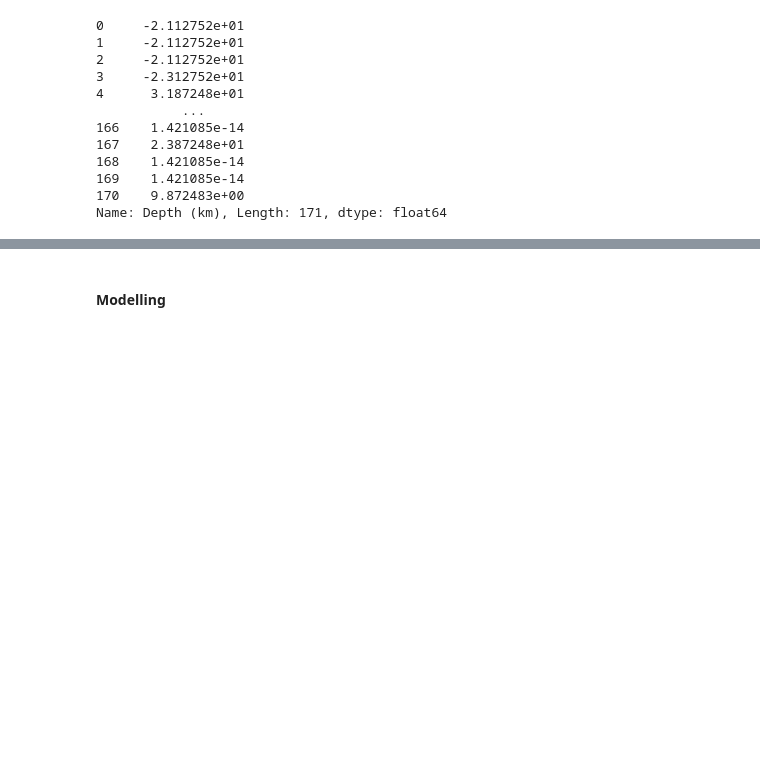
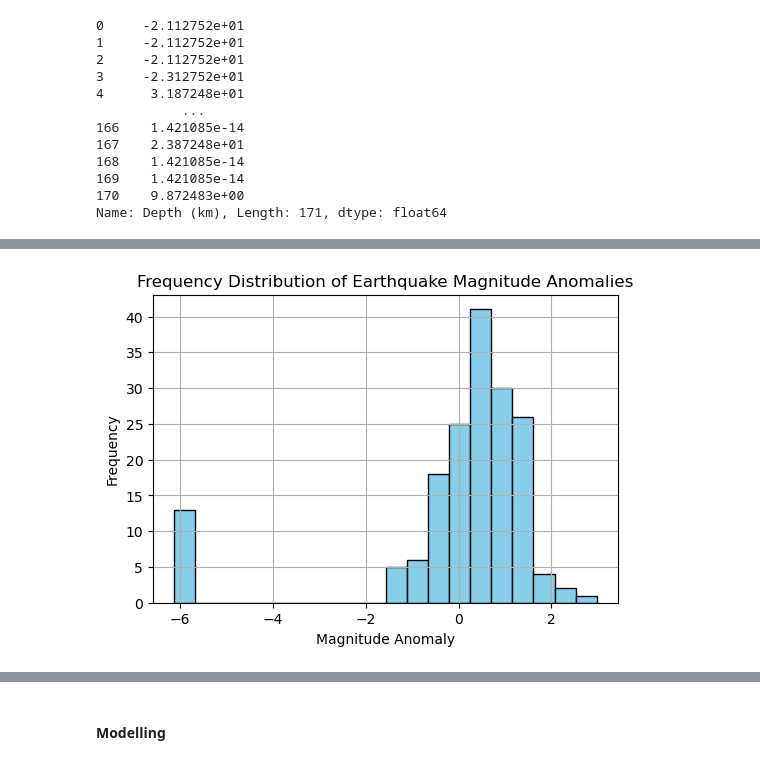
Before and after one commit to dgorgo/Japan_earthquake, a Jupyter notebook: Japan_Earthquake.ipynb, the cells around one changed output, grey strips where cells are left out. Cells and saved outputs as stored; diff of their text form; code cells hidden in the pictures; blank space fills up the shorter version.

```diff
--- a/Japan_Earthquake.ipynb
+++ b/Japan_Earthquake.ipynb
@@ -339,7 +378,7 @@ array(['Honshu (Ishikawa)', 'Izu Islands', 'Honshu (Ishikawa, Toyama)',
        'Kashima', 'Sanriku, Japan', 'Izu Peninsula',
        'Ne. Hokkaido Island, Japan'], dtype=object)
 # %%
-mag_mean = Jpn['Magnitude'].mean()
+Jpn['mag_mean'] = Jpn['Magnitude'].mean()
 # %%
-mag_anomaly = Jpn.Magnitude - mag_mean
+Jpn['mag_anomaly'] = Jpn['Magnitude'] - Jpn['mag_mean']
 # %%
@@ -400,6 +455,16 @@ magnitude_anomalies
 | 162 | 1959-10-26 | Sanriku, Japan | 0.0 | 0 | 31.127517 | 1959 | 10 | 26 | Fall | Monday | ... |
 | 163 | 1959-01-22 | Sanriku, Japan | 0.0 | 0 | 31.127517 | 1959 | 1 | 22 | Winter | Thursday | ... |
 | 166 | 1956-03-05 | Ne. Hokkaido Island, Japan | 0.0 | 0 | 31.127517 | 1956 | 3 | 5 | Spring | Monday | ... |
+# %%
+plt.figure(figsize=(6, 4))
+plt.hist(Jpn['mag_anomaly'], bins=20, color='skyblue', edgecolor='black')  # Adjust the number of bins as needed
+plt.title('Frequency Distribution of Earthquake Magnitude Anomalies')
+plt.xlabel('Magnitude Anomaly')
+plt.ylabel('Frequency')
+plt.grid(True)
+plt.show()
+# %% [output]
+[figure, added]
 # %%
 from sklearn.ensemble import IsolationForest
 from sklearn.model_selection import train_test_split
```
Also changed, not shown: parts of 15 cells of this notebook.
